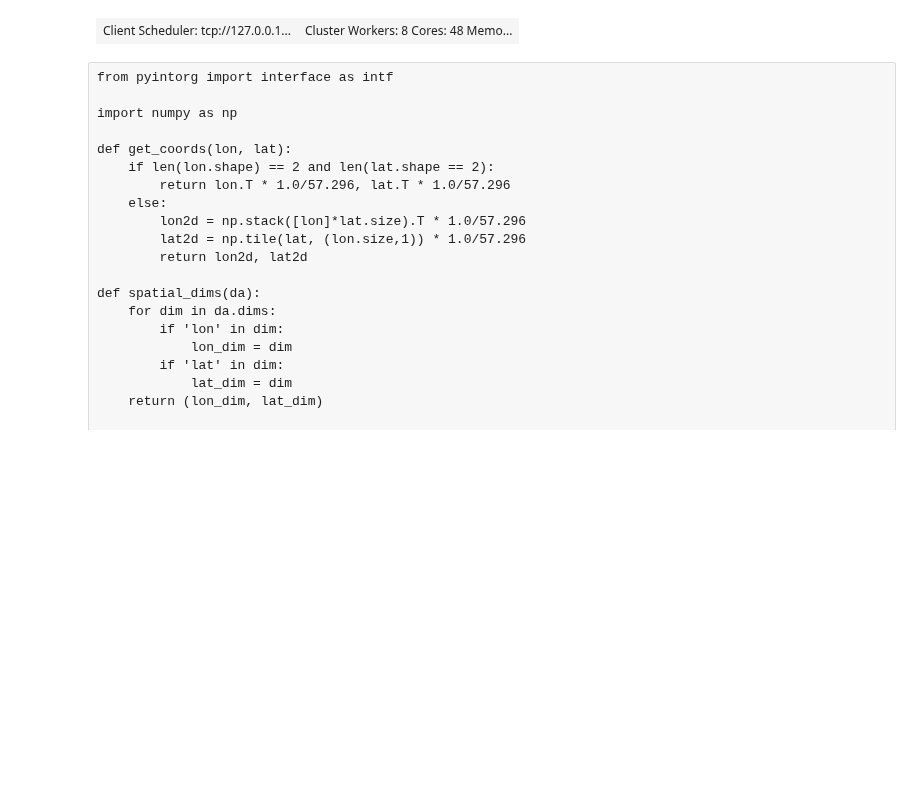
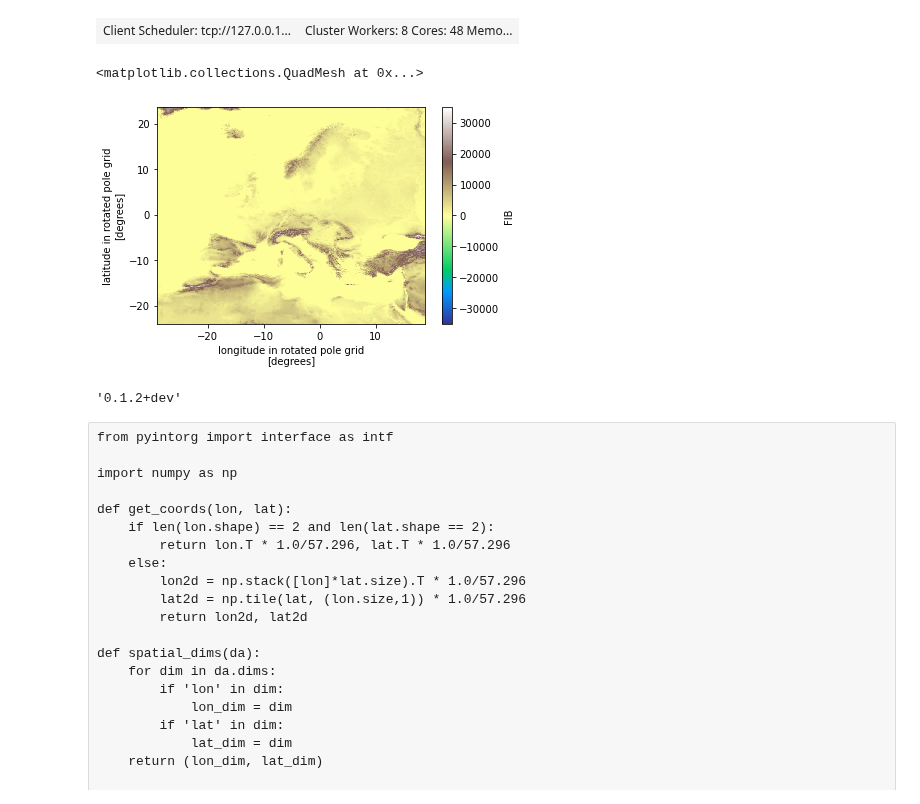
Before and after one commit to remo-rcm/pyremo, a Jupyter notebook: notebooks/preproc-dev.ipynb, the cells around one changed output. Cells and saved outputs as stored; diff of their text form; code cells hidden in the pictures; blank space fills up the shorter version.

```diff
--- a/notebooks/preproc-dev.ipynb
+++ b/notebooks/preproc-dev.ipynb
@@ -21,6 +24,18 @@ va_file = "/pool/data/CMIP6/data/CMIP/MPI-M/MPI-ESM1-2-HR/historical/r1i1p1f1/6h
 orog_file = "/pool/data/CMIP6/data/CMIP/MPI-M/MPI-ESM1-2-HR/historical/r1i1p1f1/fx/orog/gn/v20190710/orog_fx_MPI-ESM1-2-HR_historical_r1i1p1f1_gn.nc"
 
 input_files = [orog_file, ta_file, ps_file, hus_file, ua_file, va_file]
+# %%
+surflib = pr.data.surflib('EUR-11', crop=False)
+fibem = surflib.FIB * 1.0/0.10197
+# %%
+fibem.plot(cmap='terrain')
+# %% [output]
+<matplotlib.collections.QuadMesh at 0x...>
+[figure, added]
+# %%
+cx.__version__
+# %% [output]
+'0.1.2+dev'
 # %%
 datasets = {'ta': ta_file,
             'ps': ps_file,
```
Also changed, not shown: parts of 40 cells of this notebook, 3 other files.
